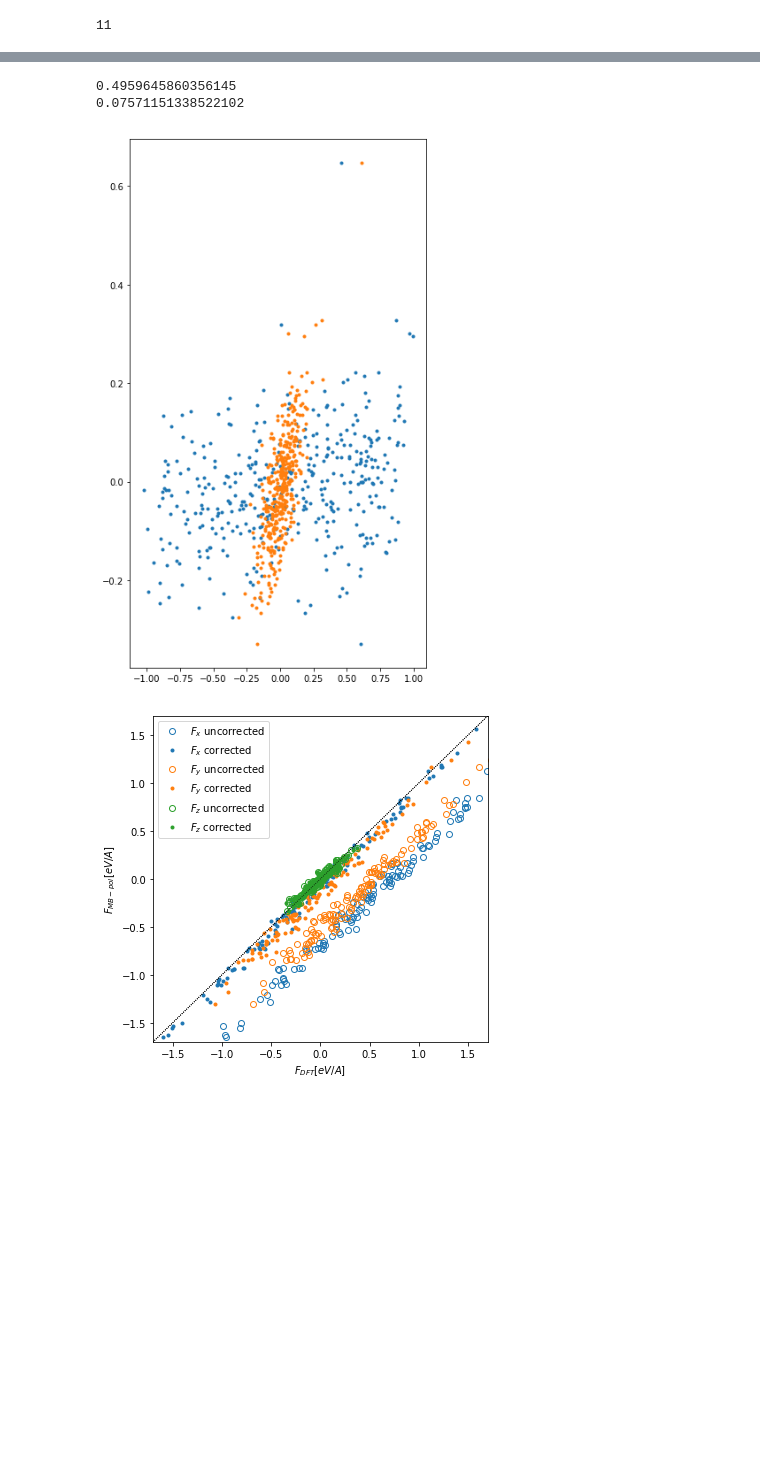
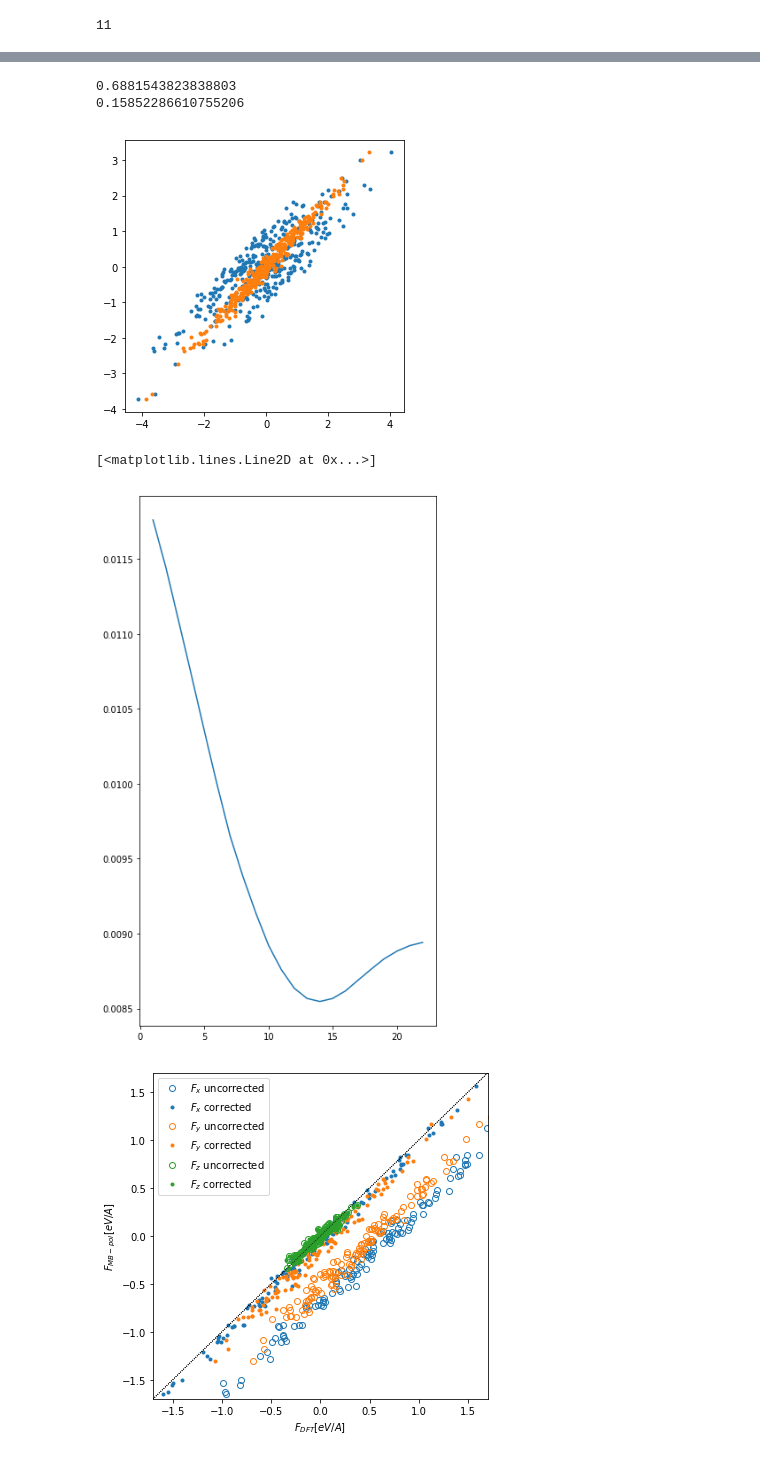
Before and after one commit to semodi/mlcf, a Jupyter notebook: analysis/test_along_traj.ipynb, the cells around one changed output, grey strips where cells are left out. Drawn from its saved outputs; the diff is of its cells as text; code cells hidden in the pictures; blank space fills up the shorter version.

```diff
--- a/analysis/test_along_traj.ipynb
+++ b/analysis/test_along_traj.ipynb
@@ -192,5 +219,5 @@ print(np.std(forces_corrected[i].flatten() - forces_mbpol[i].flatten()))
 # %%
-atom = 2
+atom = 0
 plot(forces_siesta[i,:,atom].flatten(), forces_mbpol[i,:, atom].flatten(), ls = '', marker = '.')
 plot(forces_corrected[i,:, atom].flatten(), forces_mbpol[i,:, atom].flatten(),ls = '', marker = '.')
 # plot(forces_siesta[i,:, atom].flatten() - corrections[:,atom].flatten(), forces_mbpol[i,:, atom].flatten(),ls = '', marker = '.')
@@ -198,6 +225,23 @@ print(np.std(forces_siesta[i,:,atom].flatten() - forces_mbpol[i,:,atom].flatten(
 print(np.std(forces_corrected[i,:,atom].flatten() - forces_mbpol[i,:,atom].flatten()))
 # print(np.std(forces_siesta[i,:,atom].flatten() - corrections[:,atom].flatten() - forces_mbpol[i, :, atom].flatten()))
 # %% [output]
-0.4959645860356145
-0.07571151338522102
+0.6881543823838803
+0.15852286610755206
-[figure, old version]
+[figure, new version]
+# %%
+#Error correlation
+errors = forces_corrected - forces_mbpol
+errors_normed = errors.reshape(-1,3)
+errors_normed = errors_normed/np.tile(np.linalg.norm(errors_normed, axis = 1).reshape(-1,1), [1,3])
+errors_normed = errors_normed.reshape(errors.shape)
+corr_list = []
+corr = []
+for dt in range(1,len(errors_normed) - 2):
+    for i, e in enumerate(errors[dt:]):
+        corr.append(np.einsum('ijk,ijk->ij',e,errors_normed[i])[:,0]/2)
+    corr_list.append(np.mean(corr))
+# %%
+plot(range(1,len(errors) - 2), corr_list)
+# %% [output]
+[<matplotlib.lines.Line2D at 0x...>]
+[figure, added]
```
Also changed, not shown: parts of 18 cells of this notebook, 8 other files.
